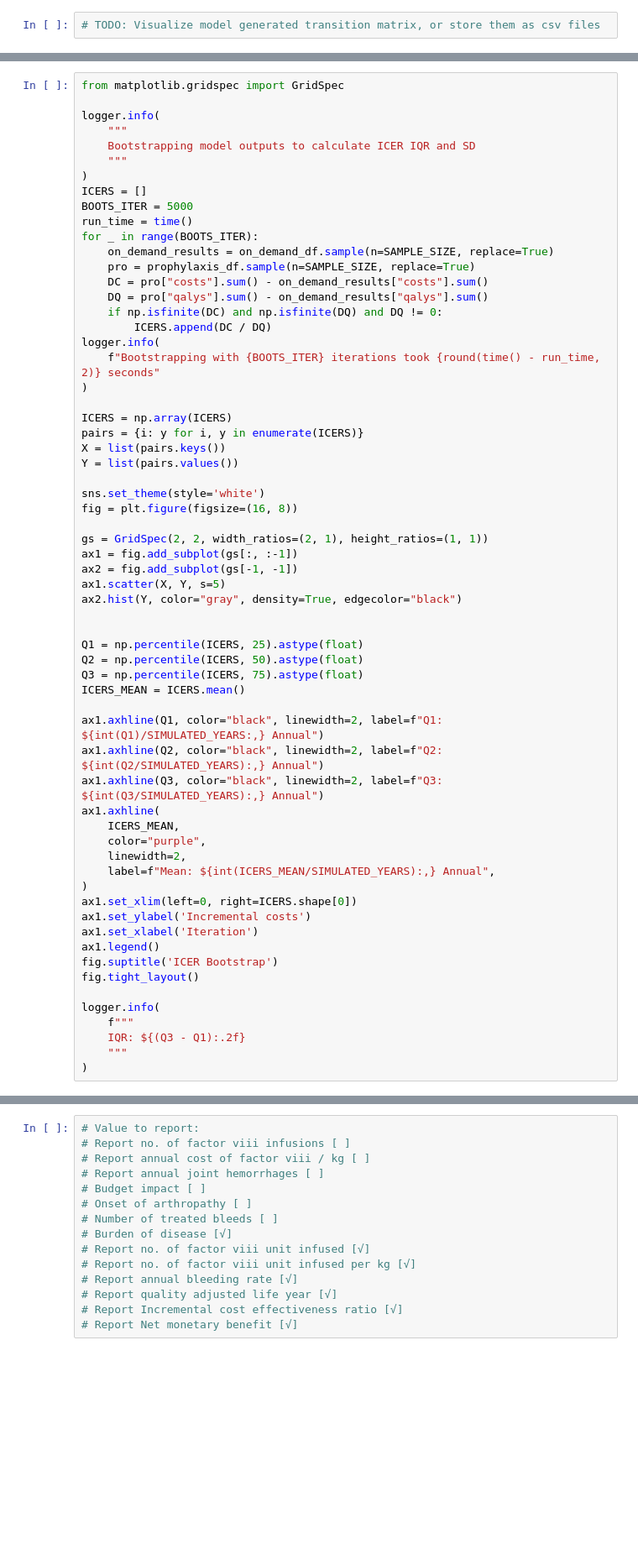
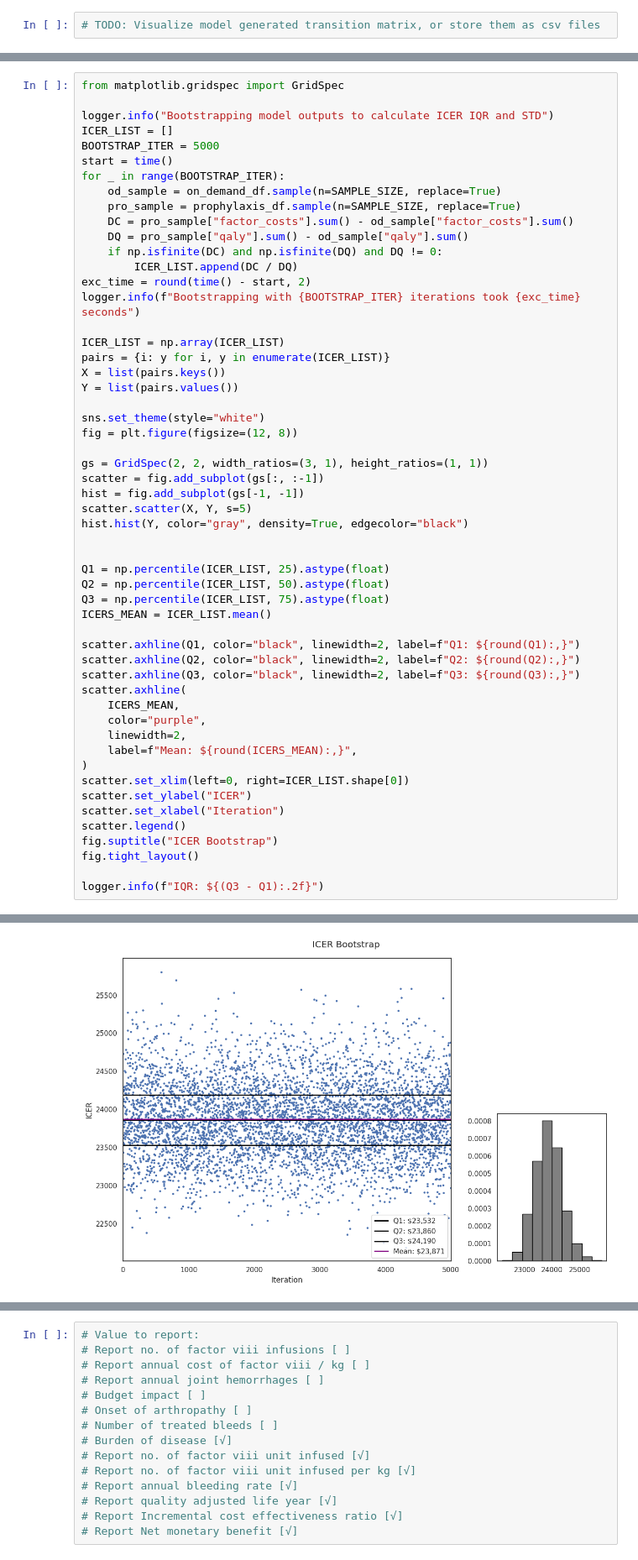
Before and after one commit to MohammadHashemian/SimpleMarkovChain, a Jupyter notebook: notebooks/03_hemophilia_cua_youngs.ipynb, the cells around one changed output, grey strips where cells are left out. Shown at 84% size. Cells and saved outputs as stored; diff of their text form; blank space fills up the shorter version.

```diff
--- a/notebooks/03_hemophilia_cua_youngs.ipynb
+++ b/notebooks/03_hemophilia_cua_youngs.ipynb
@@ -522,63 +516,55 @@ KeyError: 'costs'
 # %%
 from matplotlib.gridspec import GridSpec
 
-logger.info(
-    """
-    Bootstrapping model outputs to calculate ICER IQR and SD
-    """
-)
-ICERS = []
-BOOTS_ITER = 5000
-run_time = time()
-for _ in range(BOOTS_ITER):
-    on_demand_results = on_demand_df.sample(n=SAMPLE_SIZE, replace=True)
-    pro = prophylaxis_df.sample(n=SAMPLE_SIZE, replace=True)
-    DC = pro["costs"].sum() - on_demand_results["costs"].sum()
-    DQ = pro["qalys"].sum() - on_demand_results["qalys"].sum()
+logger.info("Bootstrapping model outputs to calculate ICER IQR and STD")
+ICER_LIST = []
+BOOTSTRAP_ITER = 5000
+start = time()
+for _ in range(BOOTSTRAP_ITER):
+    od_sample = on_demand_df.sample(n=SAMPLE_SIZE, replace=True)
+    pro_sample = prophylaxis_df.sample(n=SAMPLE_SIZE, replace=True)
+    DC = pro_sample["factor_costs"].sum() - od_sample["factor_costs"].sum()
+    DQ = pro_sample["qaly"].sum() - od_sample["qaly"].sum()
     if np.isfinite(DC) and np.isfinite(DQ) and DQ != 0:
-        ICERS.append(DC / DQ)
-logger.info(
-    f"Bootstrapping with {BOOTS_ITER} iterations took {round(time() - run_time, 2)} seconds"
-)
+        ICER_LIST.append(DC / DQ)
+exc_time = round(time() - start, 2)
+logger.info(f"Bootstrapping with {BOOTSTRAP_ITER} iterations took {exc_time} seconds")
 
-ICERS = np.array(ICERS)
-pairs = {i: y for i, y in enumerate(ICERS)}
+ICER_LIST = np.array(ICER_LIST)
+pairs = {i: y for i, y in enumerate(ICER_LIST)}
 X = list(pairs.keys())
 Y = list(pairs.values())
 
-sns.set_theme(style='white')
-fig = plt.figure(figsize=(16, 8))
+sns.set_theme(style="white")
+fig = plt.figure(figsize=(12, 8))
 
-gs = GridSpec(2, 2, width_ratios=(2, 1), height_ratios=(1, 1))
-ax1 = fig.add_subplot(gs[:, :-1])
-ax2 = fig.add_subplot(gs[-1, -1])
-ax1.scatter(X, Y, s=5)
-ax2.hist(Y, color="gray", density=True, edgecolor="black")
+gs = GridSpec(2, 2, width_ratios=(3, 1), height_ratios=(1, 1))
+scatter = fig.add_subplot(gs[:, :-1])
+hist = fig.add_subplot(gs[-1, -1])
+scatter.scatter(X, Y, s=5)
+hist.hist(Y, color="gray", density=True, edgecolor="black")
 
 
-Q1 = np.percentile(ICERS, 25).astype(float)
-Q2 = np.percentile(ICERS, 50).astype(float)
-Q3 = np.percentile(ICERS, 75).astype(float)
-ICERS_MEAN = ICERS.mean()
+Q1 = np.percentile(ICER_LIST, 25).astype(float)
+Q2 = np.percentile(ICER_LIST, 50).astype(float)
+Q3 = np.percentile(ICER_LIST, 75).astype(float)
+ICERS_MEAN = ICER_LIST.mean()
 
-ax1.axhline(Q1, color="black", linewidth=2, label=f"Q1: ${int(Q1)/SIMULATED_YEARS:,} Annual")
-ax1.axhline(Q2, color="black", linewidth=2, label=f"Q2: ${int(Q2/SIMULATED_YEARS):,} Annual")
-ax1.axhline(Q3, color="black", linewidth=2, label=f"Q3: ${int(Q3/SIMULATED_YEARS):,} Annual")
-ax1.axhline(
+scatter.axhline(Q1, color="black", linewidth=2, label=f"Q1: ${round(Q1):,}")
+scatter.axhline(Q2, color="black", linewidth=2, label=f"Q2: ${round(Q2):,}")
+scatter.axhline(Q3, color="black", linewidth=2, label=f"Q3: ${round(Q3):,}")
+scatter.axhline(
     ICERS_MEAN,
     color="purple",
     linewidth=2,
-    label=f"Mean: ${int(ICERS_MEAN/SIMULATED_YEARS):,} Annual",
+    label=f"Mean: ${round(ICERS_MEAN):,}",
 )
-ax1.set_xlim(left=0, right=ICERS.shape[0])
-ax1.set_ylabel('Incremental costs')
-ax1.set_xlabel('Iteration')
-ax1.legend()
-fig.suptitle('ICER Bootstrap')
+scatter.set_xlim(left=0, right=ICER_LIST.shape[0])
+scatter.set_ylabel("ICER")
+scatter.set_xlabel("Iteration")
+scatter.legend()
+fig.suptitle("ICER Bootstrap")
 fig.tight_layout()
 
-logger.info(
-    f"""
-    IQR: ${(Q3 - Q1):.2f}
-    """
-)
+logger.info(f"IQR: ${(Q3 - Q1):.2f}")
+# %% [output]
@@ -585,2 +574,3 @@ logger.info(
+[figure, added]
 # %%
 # Create WTP thresholds - consider making the upper bound more flexible
```
Also changed, not shown: parts of 16 cells of this notebook, 2 other files.
